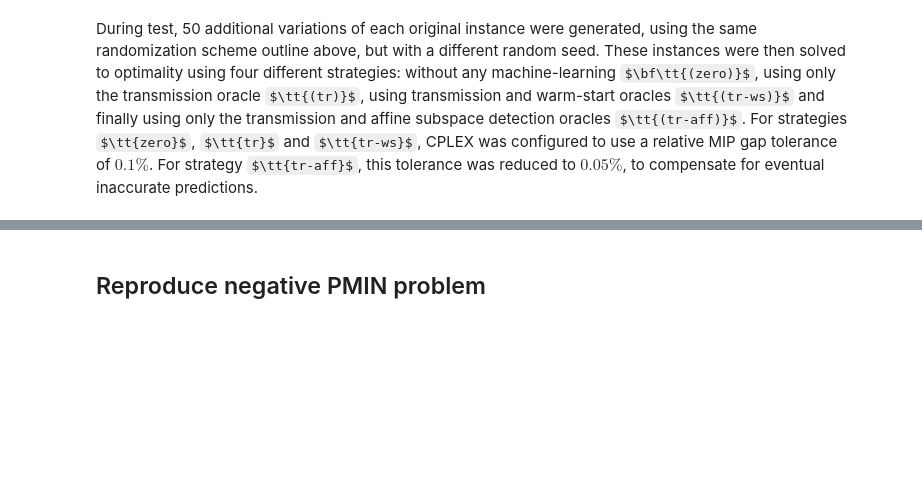
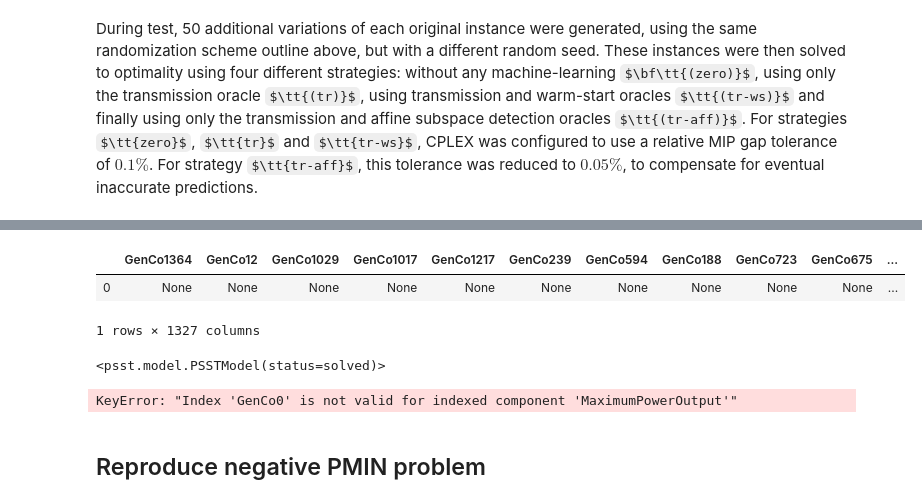
Before and after one commit to djinnome/Xavier2019, a Jupyter notebook: Xavier2019.ipynb, the cells around one changed output, grey strips where cells are left out. Saved outputs shown, nothing was run; the diff lists cells and outputs as text; code cells hidden in the pictures; some formulas as TeX source; blank space fills up the shorter version.

```diff
--- a/Xavier2019.ipynb
+++ b/Xavier2019.ipynb
@@ -549,3 +677,17 @@ During test, 50 additional variations of each original instance were generated,
+# %%
+scuc[case].results.maximum_power_available
+# %% [output]
+|  | GenCo1364 | GenCo12 | GenCo1029 | GenCo1017 | GenCo1217 | GenCo239 | GenCo594 | GenCo188 | GenCo723 | GenCo675 | ... |
+| 0 | None | None | None | None | None | None | None | None | None | None | ... |
+1 rows × 1327 columns
+# %%
+scuc[case].results.model
+# %% [output]
+<psst.model.PSSTModel(status=solved)>
+# %%
+scuc[case].results.maximum_power_output
+# %% [output]
+KeyError: "Index 'GenCo0' is not valid for indexed component 'MaximumPowerOutput'"
 # %% [markdown]
 ## Reproduce negative PMIN problem
 # %%
```
Also changed, not shown: parts of 10 cells of this notebook.
